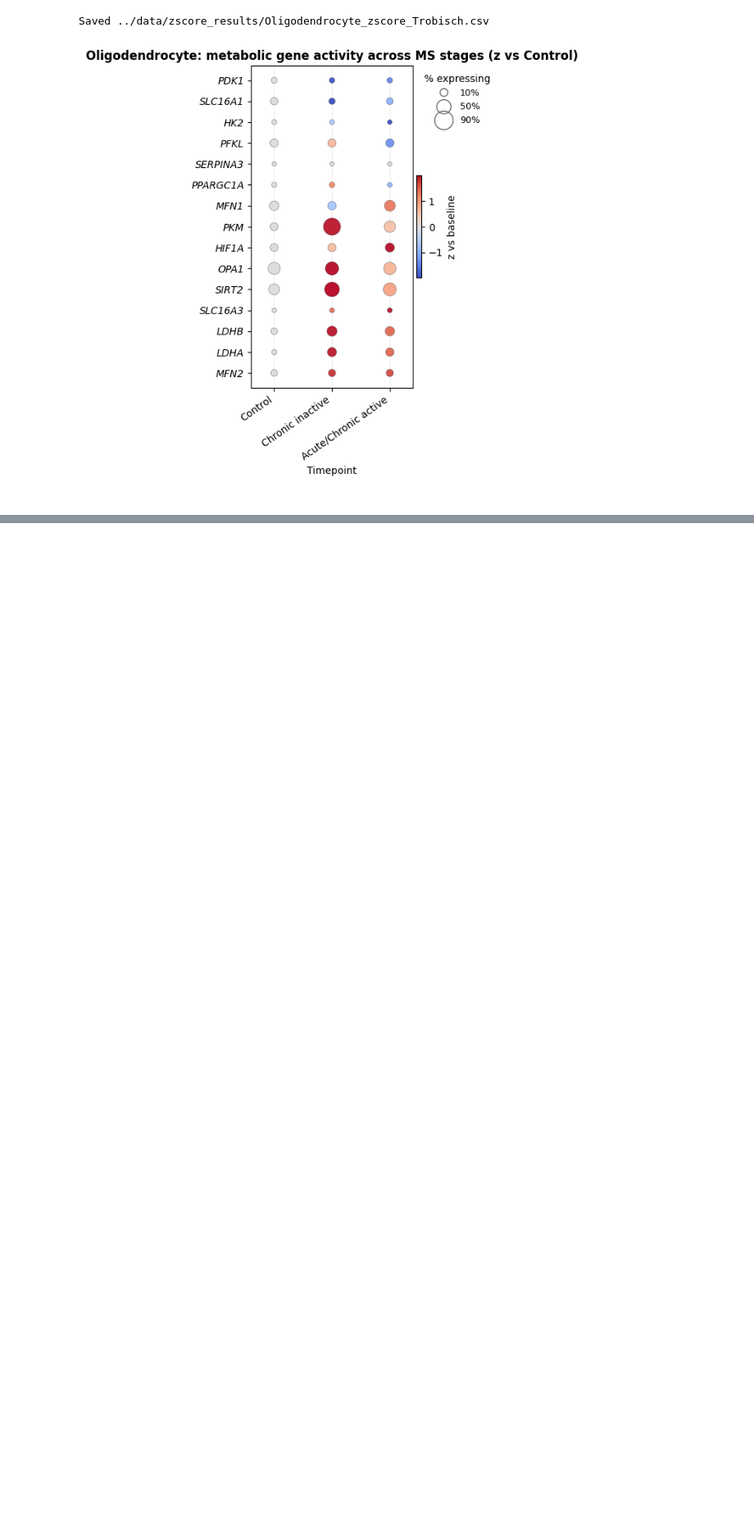
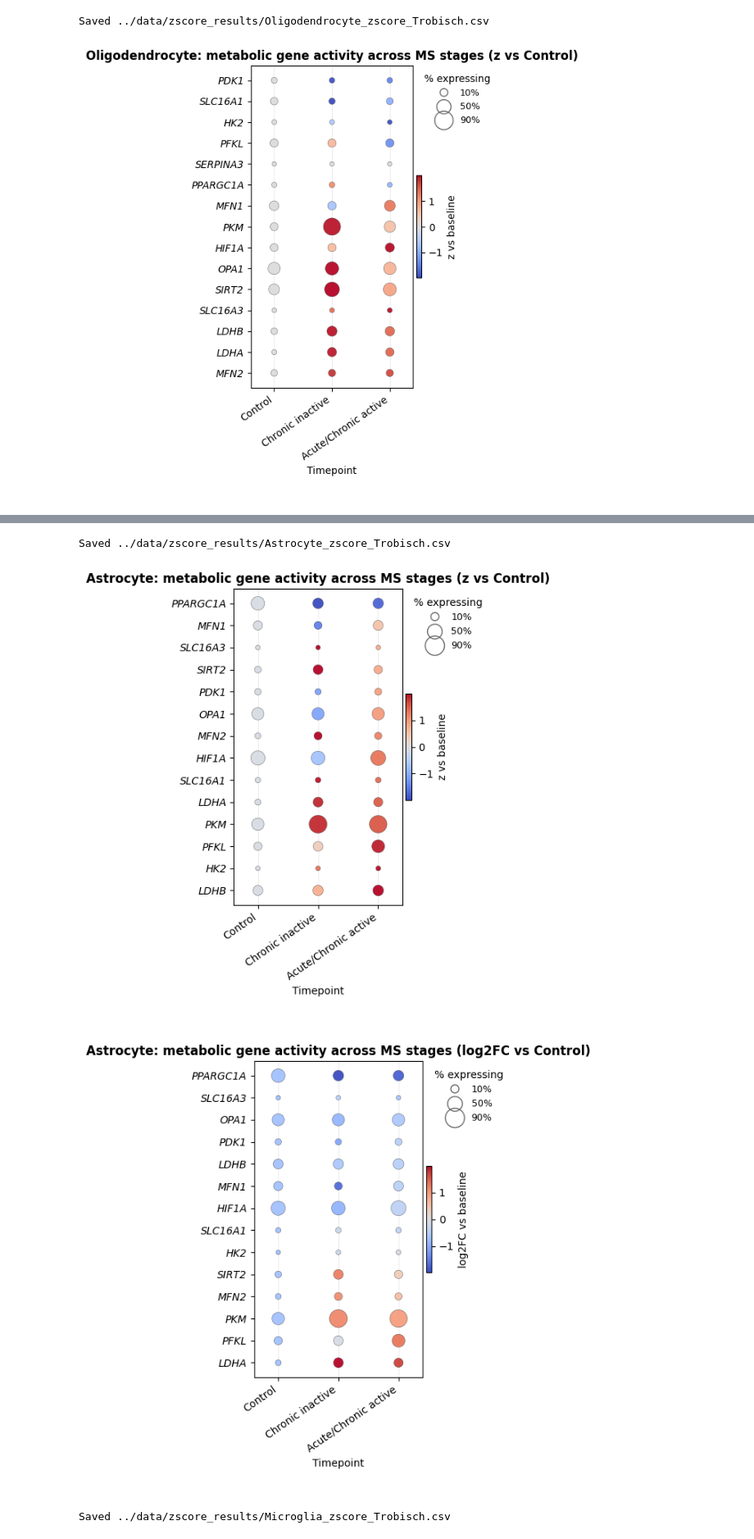
Before and after one commit to christoffermattssonlangseth/MitoMetaoMicS, a Jupyter notebook: notebooks/Trobisch.ipynb, the cells around one changed output, grey strips where cells are left out. Shown at 82% size. Saved outputs shown, nothing was run; the diff lists cells and outputs as text; code cells hidden in the pictures; blank space fills up the shorter version.

```diff
--- a/notebooks/Trobisch.ipynb
+++ b/notebooks/Trobisch.ipynb
@@ -501,16 +418,0 @@ adata.X.toarray().max()
-# %%
-celltype = 'Astrocyte'
-# Summarize
-tbl = summarize_by_time(
-    adata, human_genes, celltype=celltype,
-    time_col="stage", ct_col="celltype_merged",
-    time_order=["Control","Chronic inactive","Acute/Chronic active"]
-)
-tbl_fc = compute_log2fc_vs_baseline(tbl, baseline_time="Control")
-plot_dotplot_time(
-    tbl_fc,
-    title=celltype+": metabolic genes (log2FC vs Control)",
-    color_mode="log2fc_vs_baseline",
-    sort_genes="log2fc",
-    sort_genes_time="Acute/Chronic active"
-)
@@ -518,0 +534,64 @@ plot_dotplot_time(
+# %%
+import os
+import matplotlib.pyplot as plt
+
+outdir = "../data/zscore_results/"
+dataset = "Trobisch"
+os.makedirs(outdir, exist_ok=True)
+
+for cell in ["Astrocyte", "Microglia", "Oligodendrocyte"]:
+
+    # 1) summarize within one cell type across stages
+    tbl = summarize_by_time(
+        adata, human_genes, celltype=cell,
+        time_col="stage",              # column in adata.obs
+        ct_col="celltype_merged",      # adjust if needed
+        layer=None,
+        detect_threshold=0.0,
+        time_order=["Control","Chronic inactive","Acute/Chronic active"]
+    )
+    if tbl.empty:
+        print(f"[warn] no rows for {cell}")
+        continue
+
+    # 2) add z-scores anchored at Control
+    tblz = compute_zscores_vs_baseline(tbl, baseline_time="Control")
+
+    # 3) add log2FC vs Control
+    tbllfc = compute_log2fc_vs_baseline(tblz, baseline_time="Control", min_mean=1e-6)
+
+    # ---- SAVE table ----
+    outfile = os.path.join(outdir, f"{cell.replace(' ','_')}_zscore_{dataset}.csv")
+    tbllfc.to_csv(outfile, index=False)
+    print(f"Saved {outfile}")
+
+    # 4a) plot z vs Control
+    plot_dotplot_time(
+        tbllfc,
+        title=f"{cell}: metabolic gene activity across MS stages (z vs Control)",
+        color_mode="z_vs_baseline",
+        sort_genes="z",
+        sort_genes_time="Acute/Chronic active"  # or "PPMS" if that's your stage label
+    )
+    plt.savefig(os.path.join(outdir, f"{cell}_dotplot_z_vs_Control_{dataset}.png"),
+                dpi=200, bbox_inches="tight")
+    plt.close()
+
+    # 4b) plot log2FC vs Control
+    plot_dotplot_time(
+        tbllfc,
+        title=f"{cell}: metabolic gene activity across MS stages (log2FC vs Control)",
+        color_mode="log2fc_vs_baseline",
+        sort_genes="log2fc",
+        sort_genes_time="Acute/Chronic active"
+    )
+    plt.savefig(os.path.join(outdir, f"{cell}_dotplot_log2FC_vs_Control_{dataset}.png"),
+                dpi=200, bbox_inches="tight")
+    plt.close()
+
+print("✅ Done.")
+# %% [output]
+Saved ../data/zscore_results/Astrocyte_zscore_Trobisch.csv
+[figure, added]
+[figure, added]
+Saved ../data/zscore_results/Microglia_zscore_Trobisch.csv
```
Also changed, not shown: parts of 14 cells of this notebook, 4 other files.
